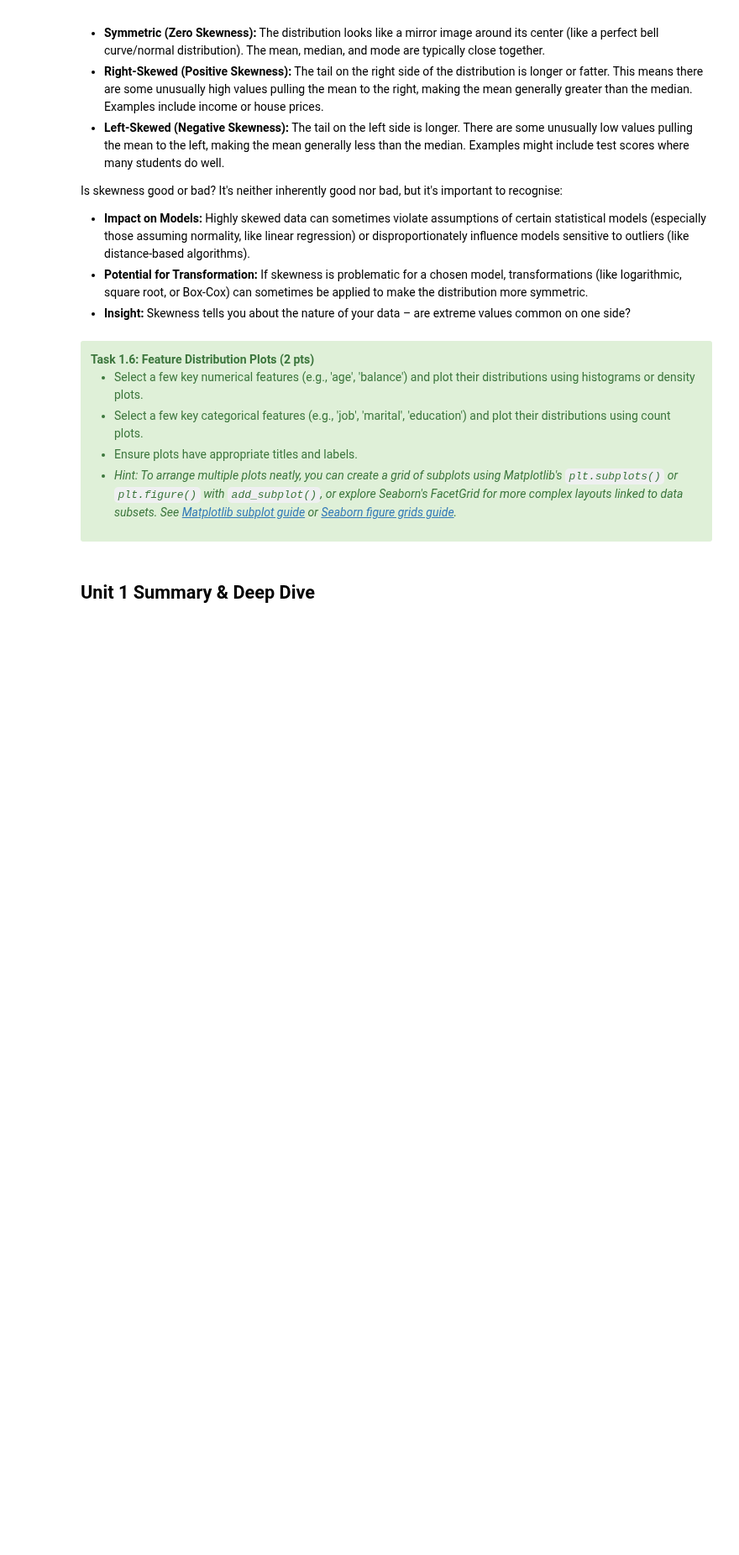
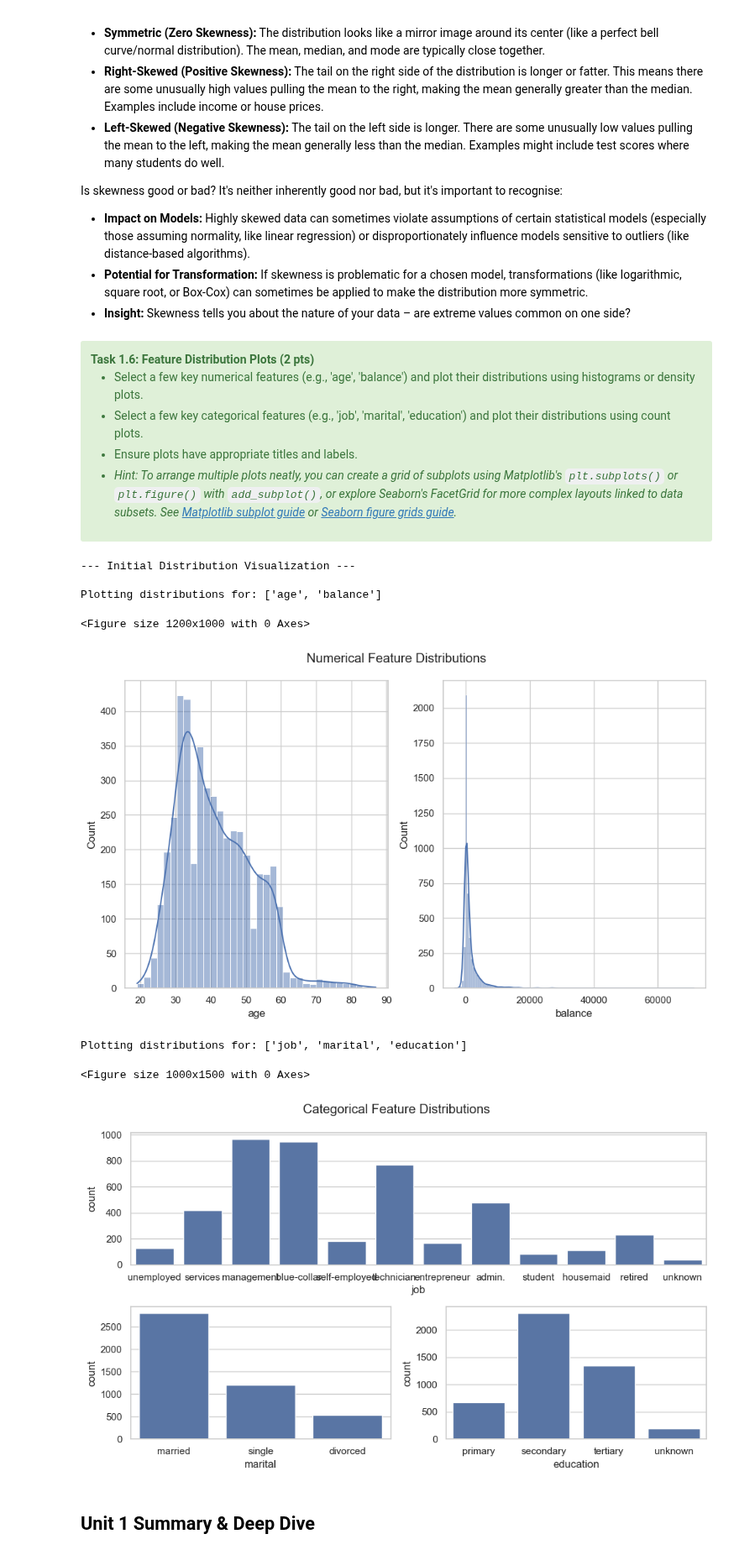
Before and after one commit to anton-seifert/LAMA, a Jupyter notebook: task-1-data-preparation/1_intro_exploratory_data_analysis.ipynb, the cells around one changed output. Shown at 84% size. Drawn from its saved outputs; the diff is of its cells as text; code cells hidden in the pictures; blank space fills up the shorter version.

```diff
--- a/task-1-data-preparation/1_intro_exploratory_data_analysis.ipynb
+++ b/task-1-data-preparation/1_intro_exploratory_data_analysis.ipynb
@@ -469,34 +469,57 @@ numerical_features_to_plot: List[str] = [
 ]  # You can add more features if desired
 print(f"\nPlotting distributions for: {numerical_features_to_plot}")
 
 plt.figure(
     figsize=(12, 5 * len(numerical_features_to_plot))
 )
 ### STUDENT CODE HERE (1 pt)
+fig, axs = plt.subplots(1,2)
+sns.histplot(data=bank_df,x=numerical_features_to_plot[0],kde=True,ax=axs[0])
 
-
+sns.histplot(data=bank_df,x=numerical_features_to_plot[1],kde=True,ax=axs[1])
+fig.suptitle("Numerical Feature Distributions")
 ### STUDENT CODE until HERE
 plt.tight_layout()
 plt.show()
 
 
 # 2. Categorical Feature Distributions
 categorical_features_to_plot: List[str] = [
     "job",
     "marital",
     "education",
 ]  # Add more if desired
 print(f"\nPlotting distributions for: {categorical_features_to_plot}")
 
 plt.figure(
     figsize=(10, 5 * len(categorical_features_to_plot))
 )
 ### STUDENT CODE HERE (1 pt)
+fig =plt.figure()
+spec = fig.add_gridspec(2, 2)
 
+ax0 = fig.add_subplot(spec[0, :])
+sns.countplot(x=categorical_features_to_plot[0],data=bank_df,ax=ax0)
 
+ax10 = fig.add_subplot(spec[1, 0])
+sns.countplot(x=categorical_features_to_plot[1],data=bank_df,ax=ax10)
+
+ax11 = fig.add_subplot(spec[1, 1])
+sns.countplot(x=categorical_features_to_plot[2],data=bank_df,ax=ax11)
+
+fig.suptitle("Categorical Feature Distributions")
 ### STUDENT CODE until HERE
 plt.tight_layout()
 plt.show()
+# %% [output]
+--- Initial Distribution Visualization ---
+
+Plotting distributions for: ['age', 'balance']
+<Figure size 1200x1000 with 0 Axes>
+[figure, added]
+Plotting distributions for: ['job', 'marital', 'education']
+<Figure size 1000x1500 with 0 Axes>
+[figure, added]
 # %% [markdown]
 ## Unit 1 Summary & Deep Dive
 # %% [markdown]
```
Also changed, not shown: parts of 2 cells of this notebook.
